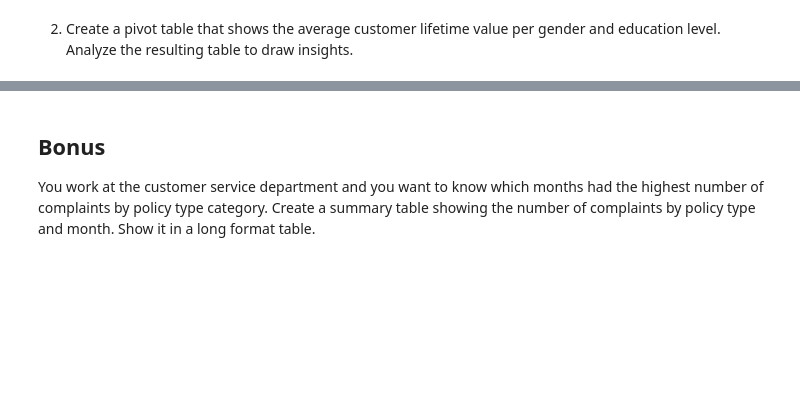
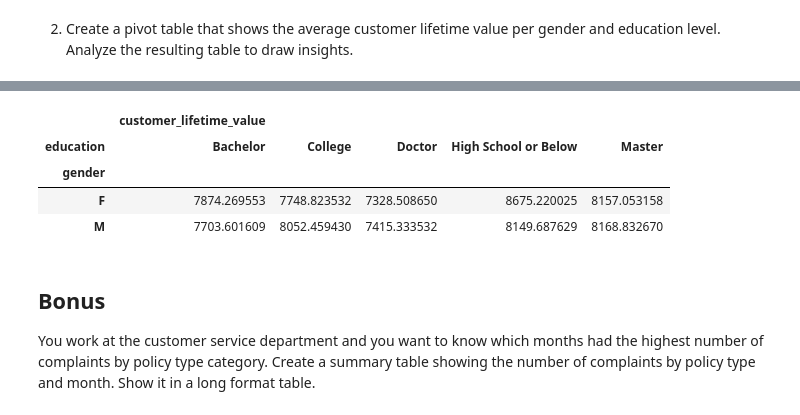
Before and after one commit to 125884236/lab-dw-data-structuring-and-combining, a Jupyter notebook: lab-dw-data-structuring-and-combining.ipynb, the cells around one changed output, grey strips where cells are left out. Saved outputs shown, nothing was run; the diff lists cells and outputs as text; code cells hidden in the pictures; blank space fills up the shorter version.

```diff
--- a/lab-dw-data-structuring-and-combining.ipynb
+++ b/lab-dw-data-structuring-and-combining.ipynb
@@ -66,3 +52,30 @@ df_marketing.head()
 Round the total revenue to 2 decimal points.  Analyze the resulting table to draw insights.
 # %% [markdown]
 2. Create a pivot table that shows the average customer lifetime value per gender and education level. Analyze the resulting table to draw insights.
+# %%
+import pandas as pd
+
+df_marketing = pd.read_csv("https://raw.githubusercontent.com/data-bootcamp-v4/data/main/marketing_customer_analysis_clean.csv")
+
+pd.set_option("display.max_columns",None)
+
+df_marketing.drop(["unnamed:_0"], axis = 1, inplace = True)
+
+df_marketing["total_claim_amount"] = df_marketing["total_claim_amount"].round(2)
+
+df_marketing["number_of_open_complaints"] = df_marketing["number_of_open_complaints"].astype(int)
+
+df_marketing["months_since_last_claim"] = df_marketing["months_since_last_claim"].astype(int)
+
+df_marketing.rename(columns = {"employmentstatus" : "employment_status"}, inplace=True)
+
+df_marketing["customer_lifetime_value"] = df_marketing["customer_lifetime_value"].round(2)
+
+renew_offer_new_values = {
+    "Offer1" : "Offer 1",
+    "Offer2" : "Offer 2",
+    "Offer3" : "Offer 3",
+    "Offer4" : "Offer 4"
+}
+
+df_marketing["renew_offer_type"] = df_marketing["renew_offer_type"].replace(renew_offer_new_values)
@@ -69,3 +108,19 @@ Round the total revenue to 2 decimal points.  Analyze the resulting table to dra
+# %%
+# Create a pivot table that shows the average customer lifetime value per gender and education level. Analyze the resulting table to draw insights.
+
+# Las mujeres con menor nivel educativo son las que más tiempo permanecen como clientas de la aseguradora, seguidas de las que tienen un máster.
+# En el caso de los hombres se trata de los que tienen un máster, seguido de los que tienen tan solo la enseñanza obligatoria.
+# Para ambos sexos, los clientes que menos tiempo permanecen son los que tienen un doctorado.
+
+# No obstante, los datos son muy similares tanto para hombres como para mujeres para todos los niveles educativos.
+
+df_marketing.pivot_table(index = "gender", columns = "education", values=["customer_lifetime_value"], aggfunc = "mean")
+# %% [output]
+|  | customer_lifetime_value |  |  |  |  |
+| education | Bachelor | College | Doctor | High School or Below | Master |
+| gender |  |  |  |  |  |
+| F | 7874.269553 | 7748.823532 | 7328.508650 | 8675.220025 | 8157.053158 |
+| M | 7703.601609 | 8052.459430 | 7415.333532 | 8149.687629 | 8168.832670 |
 # %% [markdown]
 ## Bonus
 
```
Also changed, not shown: parts of 8 cells of this notebook.
